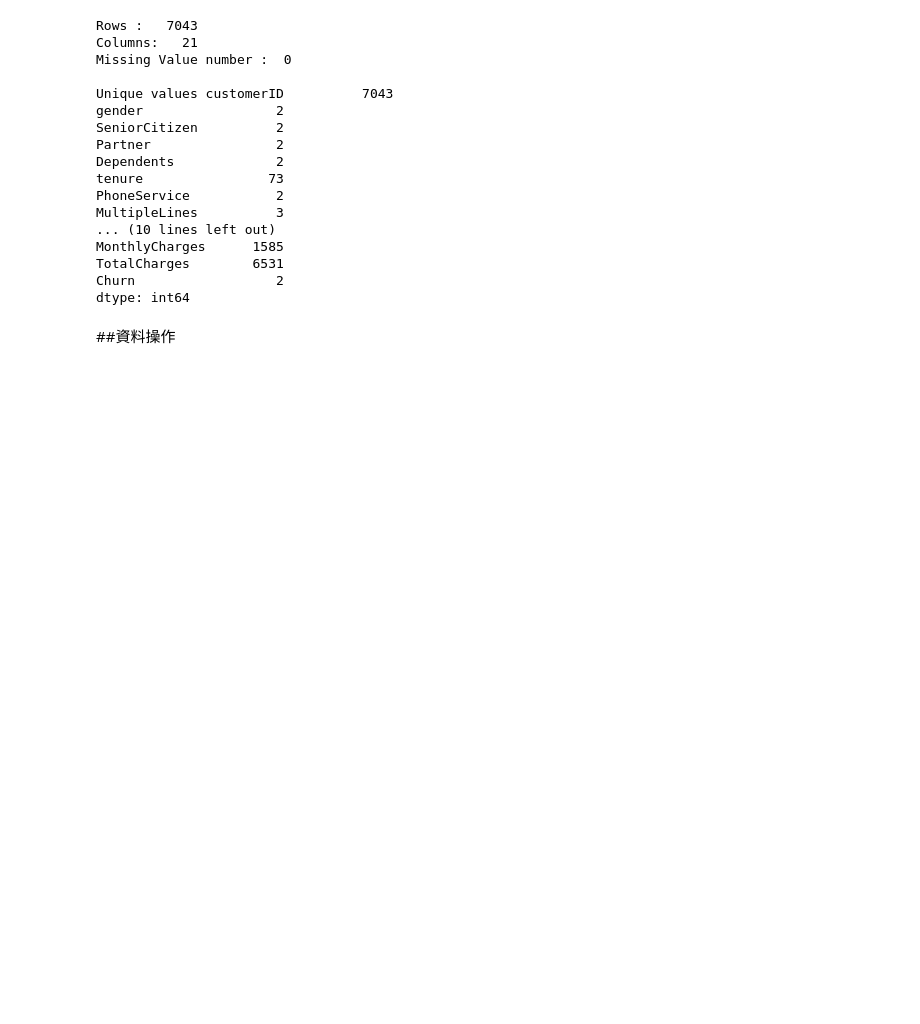
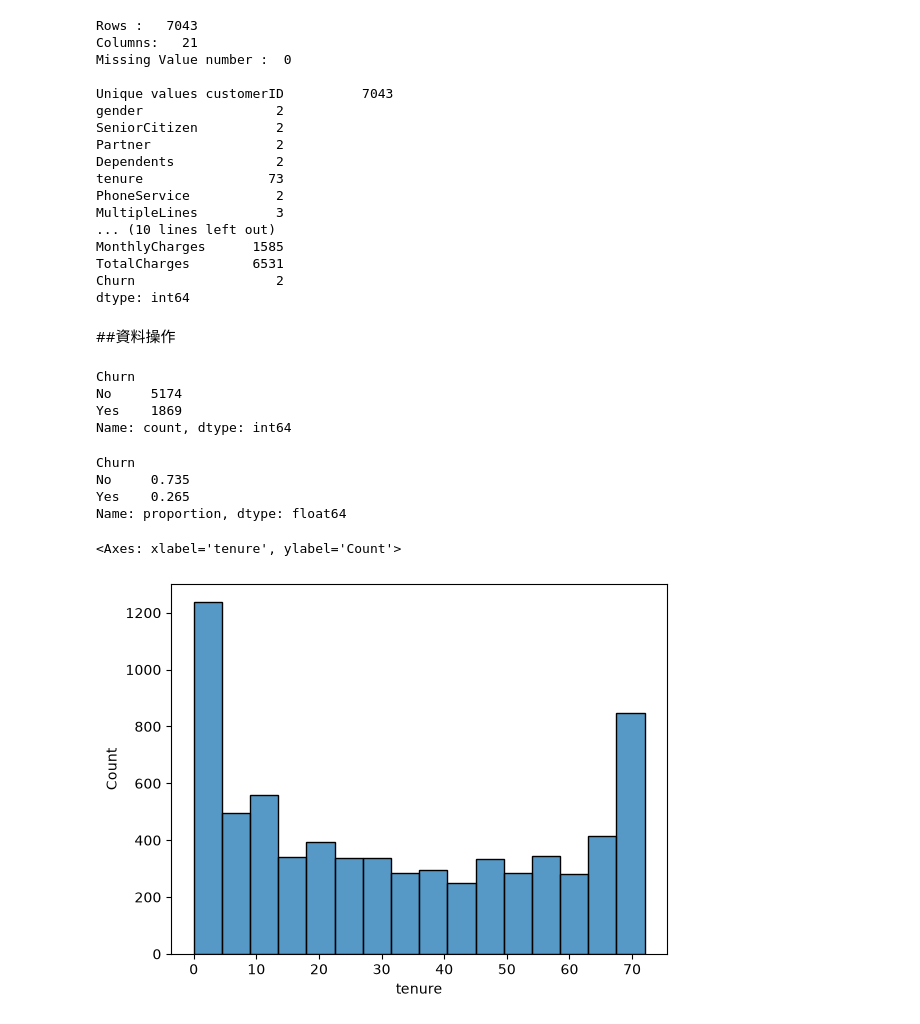
Before and after one commit to Harry30424/operations-analytics, a Jupyter notebook: notebooks/customer_churn.ipynb, the cells around one changed output. Drawn from its saved outputs; the diff is of its cells as text; code cells hidden in the pictures; blank space fills up the shorter version.

```diff
--- a/notebooks/customer_churn.ipynb
+++ b/notebooks/customer_churn.ipynb
@@ -46,3 +46,23 @@ Churn                  2
 dtype: int64
 # %% [markdown]
 ##資料操作
+# %%
+df['Churn'].value_counts()
+# %% [output]
+Churn
+No     5174
+Yes    1869
+Name: count, dtype: int64
+# %%
+df['Churn'].value_counts(normalize=True).round(3) #normalize=True 會將數據轉換成百分比，
+# %% [output]
+Churn
+No     0.735
+Yes    0.265
+Name: proportion, dtype: float64
+# %%
+# 作圖發現有極端值的嫌疑
+sns.histplot(df.tenure)
+# %% [output]
+<Axes: xlabel='tenure', ylabel='Count'>
+[figure, added]
```
Also changed, not shown: parts of 10 cells of this notebook, 5 other files.
